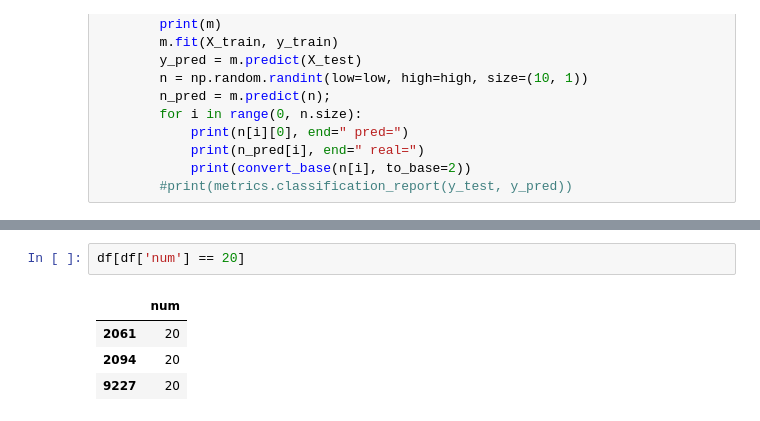
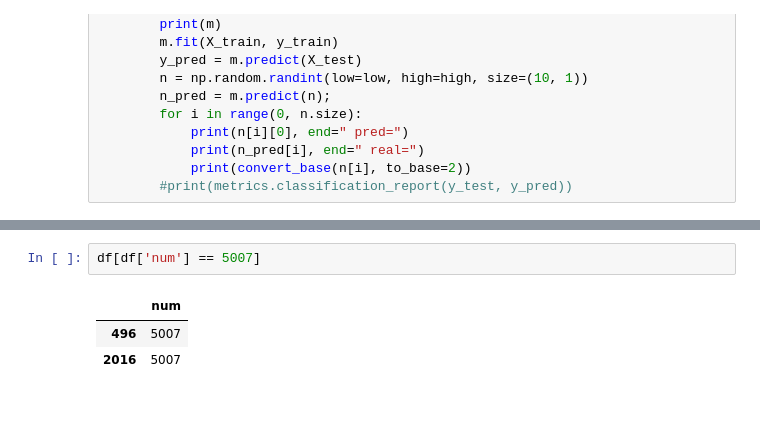
Before and after one commit to Agotsulov/ML-7bits, a Jupyter notebook: aaaaaaaaa.ipynb, the cells around one changed output, grey strips where cells are left out. Saved outputs shown, nothing was run; the diff lists cells and outputs as text.

```diff
--- a/aaaaaaaaa.ipynb
+++ b/aaaaaaaaa.ipynb
@@ -278,7 +223,6 @@ KNeighborsClassifier(algorithm='auto', leaf_size=30, metric='minkowski',
 # %%
-df[df['num'] == 20]
+df[df['num'] == 5007]
 # %% [output]
 |  | num |
-| 2061 | 20 |
-| 2094 | 20 |
-| 9227 | 20 |
+| 496 | 5007 |
+| 2016 | 5007 |
```
Also changed, not shown: parts of 17 cells of this notebook, 2 other files.
